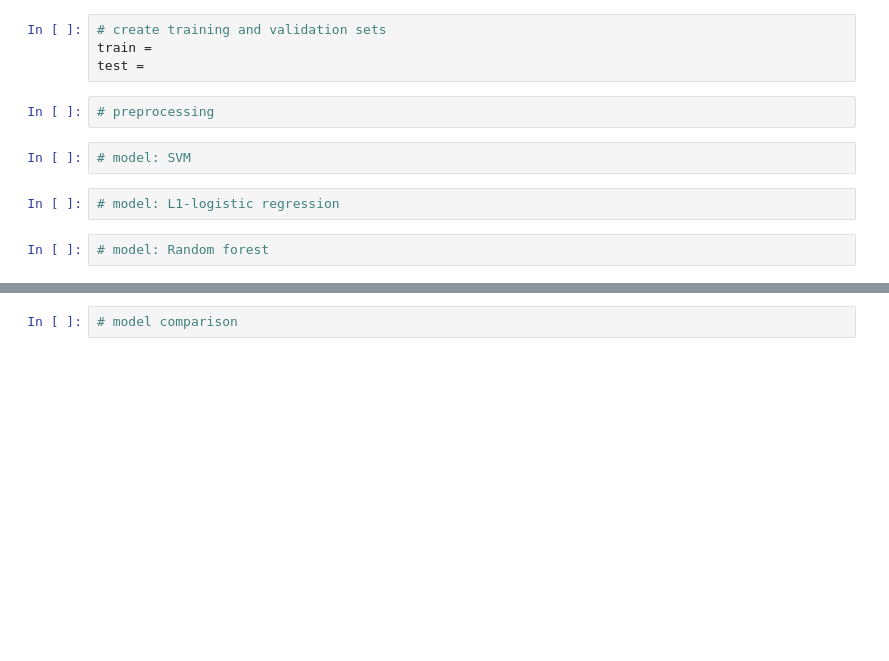
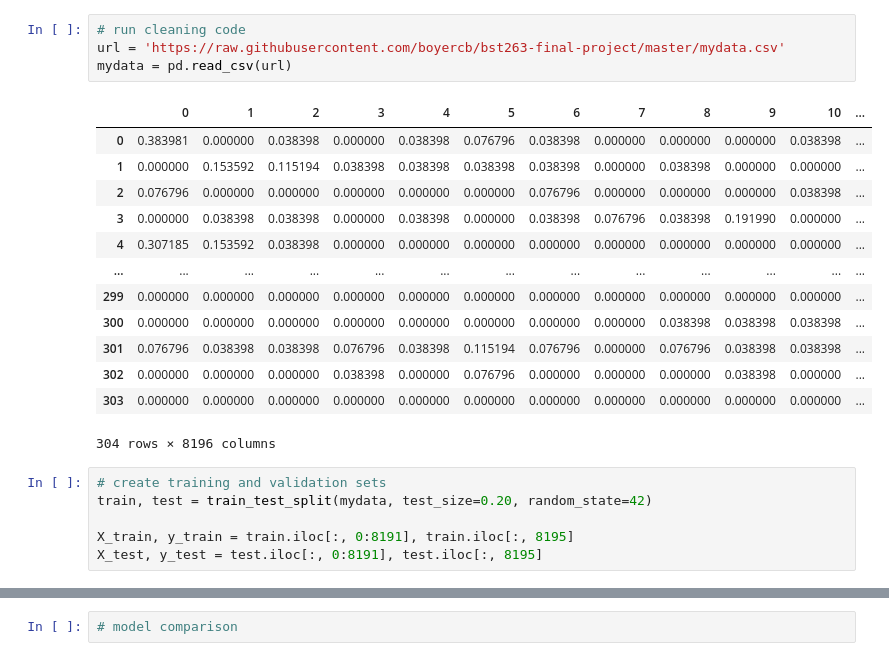
Before and after one commit to boyercb/bst263-final-project, a Jupyter notebook: bst263_final_project.ipynb, the cells around one changed output, grey strips where cells are left out. Saved outputs shown, nothing was run; the diff lists cells and outputs as text; blank space fills up the shorter version.

```diff
--- a/bst263_final_project.ipynb
+++ b/bst263_final_project.ipynb
@@ -18,12 +17,24 @@ from sklearn.ensemble import RandomForestRegressor
-# %%
-# create training and validation sets
-train =
-test =
-# %%
-# preprocessing
-# %%
-# model: SVM
-# %%
-# model: L1-logistic regression
-# %%
-# model: Random forest
+# %%
+# run cleaning code
+url = 'https://raw.githubusercontent.com/boyercb/bst263-final-project/master/mydata.csv'
+mydata = pd.read_csv(url)
+# %% [output]
+|  | 0 | 1 | 2 | 3 | 4 | 5 | 6 | 7 | 8 | 9 | 10 | ... |
+| 0 | 0.383981 | 0.000000 | 0.038398 | 0.000000 | 0.038398 | 0.076796 | 0.038398 | 0.000000 | 0.000000 | 0.000000 | 0.038398 | ... |
+| 1 | 0.000000 | 0.153592 | 0.115194 | 0.038398 | 0.038398 | 0.038398 | 0.038398 | 0.000000 | 0.038398 | 0.000000 | 0.000000 | ... |
+| 2 | 0.076796 | 0.000000 | 0.000000 | 0.000000 | 0.000000 | 0.000000 | 0.076796 | 0.000000 | 0.000000 | 0.000000 | 0.038398 | ... |
+| 3 | 0.000000 | 0.038398 | 0.038398 | 0.000000 | 0.038398 | 0.000000 | 0.038398 | 0.076796 | 0.038398 | 0.191990 | 0.000000 | ... |
+| 4 | 0.307185 | 0.153592 | 0.038398 | 0.000000 | 0.000000 | 0.000000 | 0.000000 | 0.000000 | 0.000000 | 0.000000 | 0.000000 | ... |
+| ... | ... | ... | ... | ... | ... | ... | ... | ... | ... | ... | ... | ... |
+| 299 | 0.000000 | 0.000000 | 0.000000 | 0.000000 | 0.000000 | 0.000000 | 0.000000 | 0.000000 | 0.000000 | 0.000000 | 0.000000 | ... |
+| 300 | 0.000000 | 0.000000 | 0.000000 | 0.000000 | 0.000000 | 0.000000 | 0.000000 | 0.000000 | 0.038398 | 0.038398 | 0.038398 | ... |
+| 301 | 0.076796 | 0.038398 | 0.038398 | 0.076796 | 0.038398 | 0.115194 | 0.076796 | 0.000000 | 0.076796 | 0.038398 | 0.038398 | ... |
+| 302 | 0.000000 | 0.000000 | 0.000000 | 0.038398 | 0.000000 | 0.076796 | 0.000000 | 0.000000 | 0.000000 | 0.038398 | 0.000000 | ... |
+| 303 | 0.000000 | 0.000000 | 0.000000 | 0.000000 | 0.000000 | 0.000000 | 0.000000 | 0.000000 | 0.000000 | 0.000000 | 0.000000 | ... |
+304 rows × 8196 columns
+# %%
+# create training and validation sets
+train, test = train_test_split(mydata, test_size=0.20, random_state=42)
+
+X_train, y_train = train.iloc[:, 0:8191], train.iloc[:, 8195]
+X_test, y_test = test.iloc[:, 0:8191], test.iloc[:, 8195]
```
Also changed, not shown: parts of 10 cells of this notebook.
